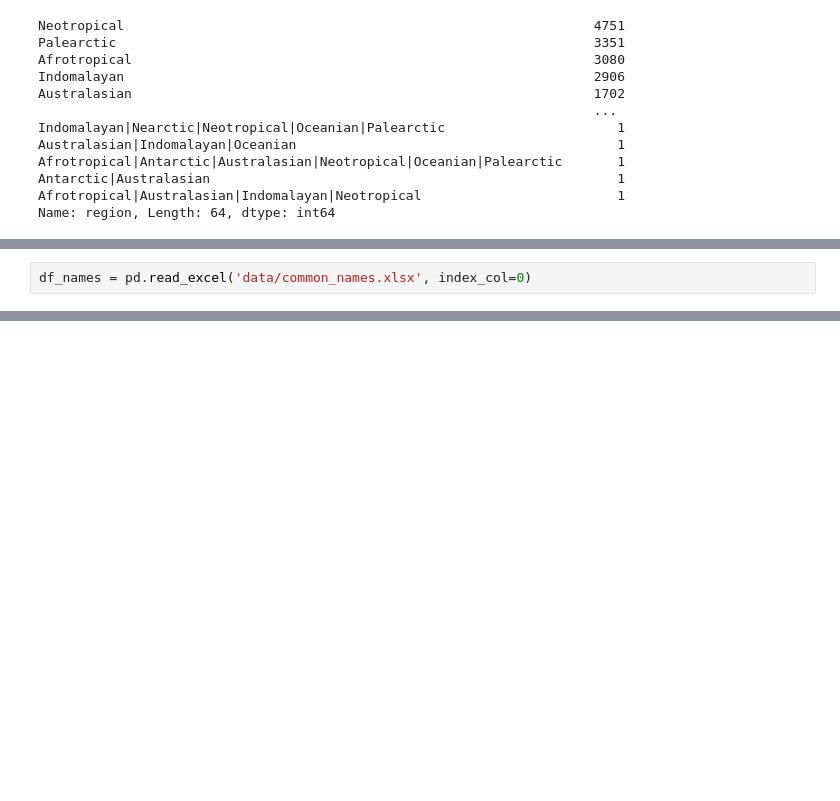
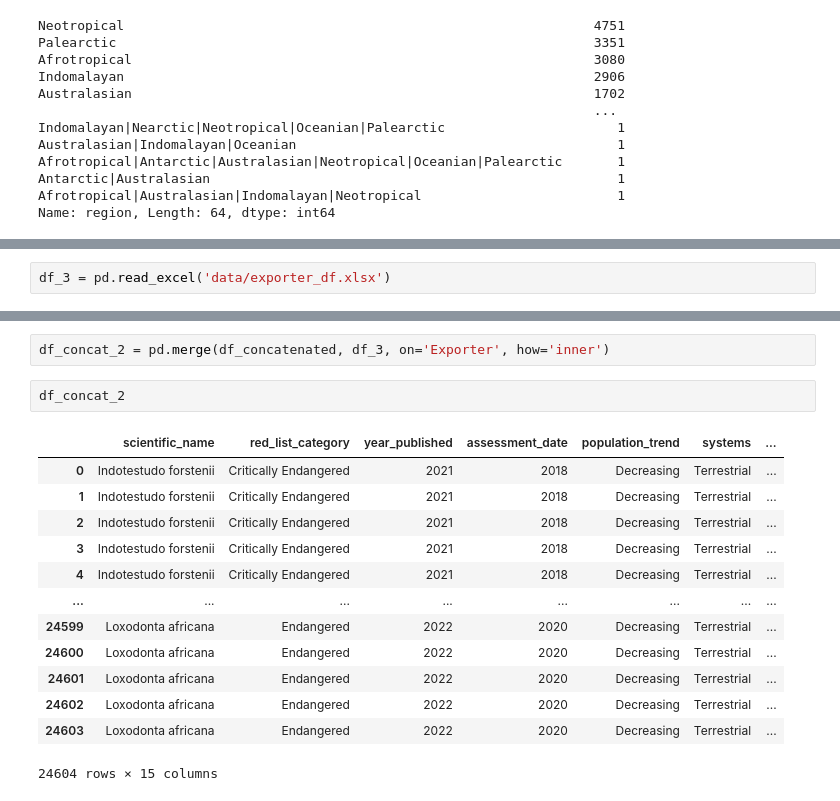
Before and after one commit to MonikaRadominska/Final_project, a Jupyter notebook: Data Cleaning cnt.ipynb, the cells around one changed output, grey strips where cells are left out. Cells and saved outputs as stored; diff of their text form; blank space fills up the shorter version.

```diff
--- a/Data Cleaning cnt.ipynb
+++ b/Data Cleaning cnt.ipynb
@@ -102,2 +405,2 @@ Name: region, Length: 64, dtype: int64
 # %%
-df_names = pd.read_excel('data/common_names.xlsx', index_col=0)
+df_3 = pd.read_excel('data/exporter_df.xlsx')
@@ -120,0 +423,18 @@ df_names
+# %%
+df_concat_2 = pd.merge(df_concatenated, df_3, on='Exporter', how='inner')
+# %%
+df_concat_2
+# %% [output]
+|  | scientific_name | red_list_category | year_published | assessment_date | population_trend | systems | ... |
+| 0 | Indotestudo forstenii | Critically Endangered | 2021 | 2018 | Decreasing | Terrestrial | ... |
+| 1 | Indotestudo forstenii | Critically Endangered | 2021 | 2018 | Decreasing | Terrestrial | ... |
+| 2 | Indotestudo forstenii | Critically Endangered | 2021 | 2018 | Decreasing | Terrestrial | ... |
+| 3 | Indotestudo forstenii | Critically Endangered | 2021 | 2018 | Decreasing | Terrestrial | ... |
+| 4 | Indotestudo forstenii | Critically Endangered | 2021 | 2018 | Decreasing | Terrestrial | ... |
+| ... | ... | ... | ... | ... | ... | ... | ... |
+| 24599 | Loxodonta africana | Endangered | 2022 | 2020 | Decreasing | Terrestrial | ... |
+| 24600 | Loxodonta africana | Endangered | 2022 | 2020 | Decreasing | Terrestrial | ... |
+| 24601 | Loxodonta africana | Endangered | 2022 | 2020 | Decreasing | Terrestrial | ... |
+| 24602 | Loxodonta africana | Endangered | 2022 | 2020 | Decreasing | Terrestrial | ... |
+| 24603 | Loxodonta africana | Endangered | 2022 | 2020 | Decreasing | Terrestrial | ... |
+24604 rows × 15 columns
```
Also changed, not shown: parts of 50 cells of this notebook, 3 other files.
